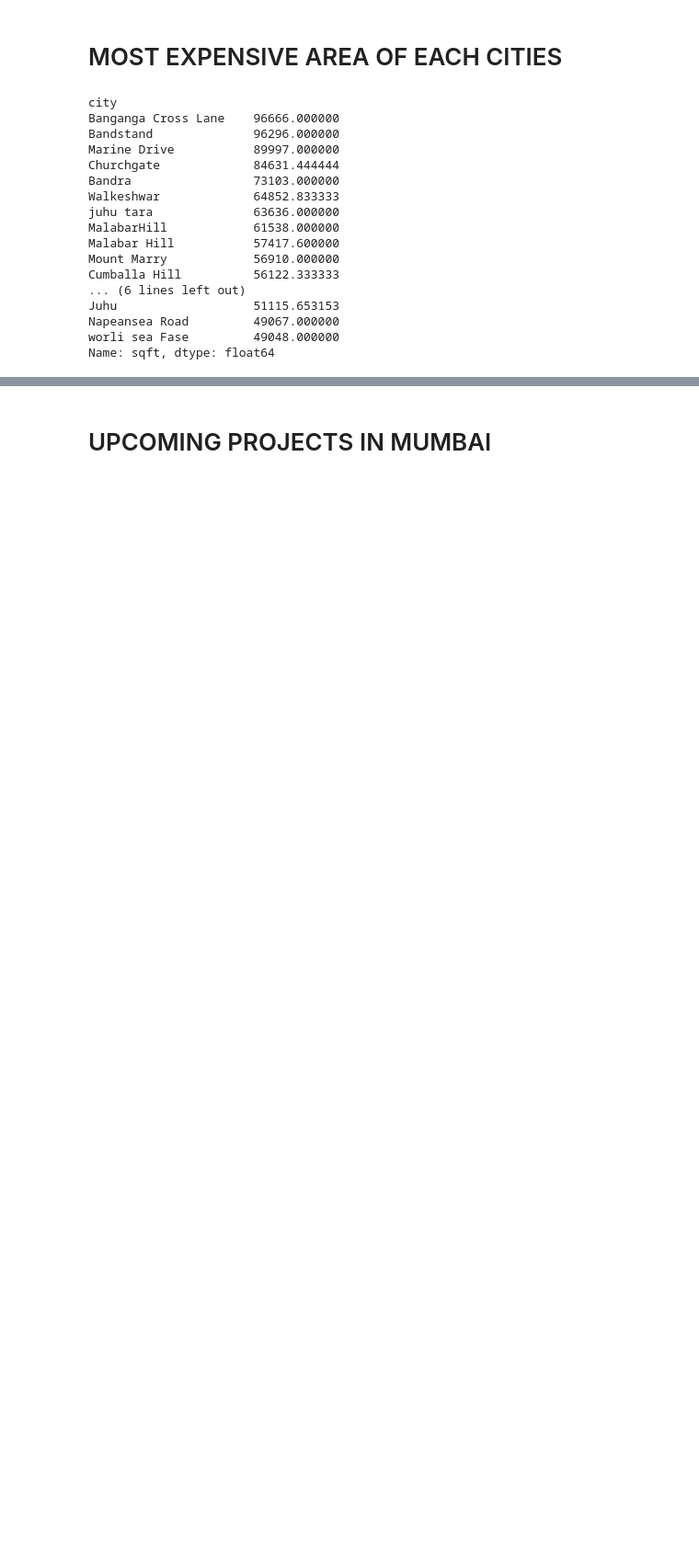
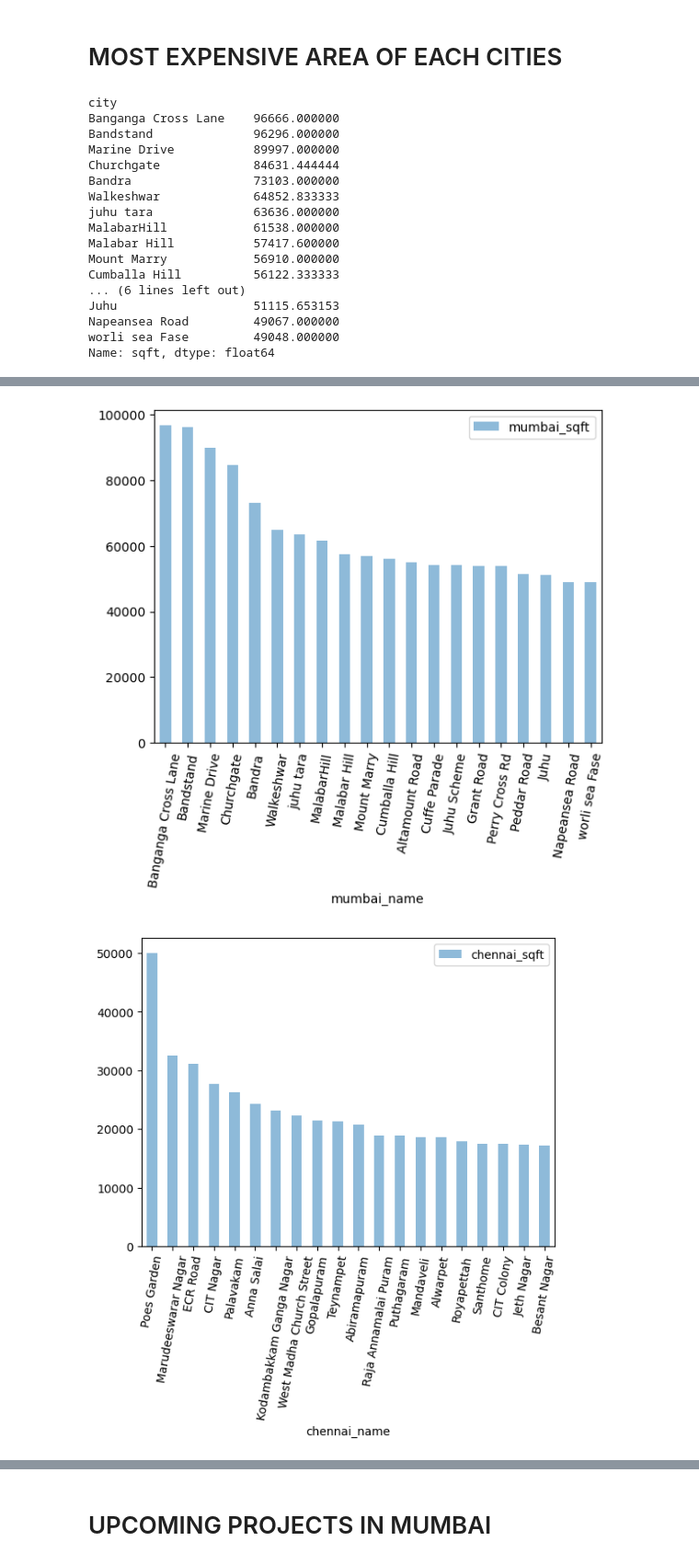
Before and after one commit to rishikeshwaghela/Python_ca2, a Jupyter notebook: final_ca2.ipynb, the cells around one changed output, grey strips where cells are left out. Shown at 92% size. Drawn from its saved outputs; the diff is of its cells as text; code cells hidden in the pictures; blank space fills up the shorter version.

```diff
--- a/final_ca2.ipynb
+++ b/final_ca2.ipynb
@@ -726,3 +726,13 @@ df_doc
 | 17 | Juhu | 51115 | CIT Colony | 17500 | Sundar Nagar | 60833 |
 | 18 | Napeansea Road | 49067 | Jeth Nagar | 17352 | Hauz Khas Enclave | 59301 |
 | 19 | worli sea Fase | 49048 | Besant Nagar | 17161 | West Punjabi Bagh | 58727 |
+# %%
+df_doc.plot(kind = "bar", x = "mumbai_name", y = "mumbai_sqft", alpha = 0.5 , rot = 80 )
+df_doc.plot(kind = "bar" , x = "chennai_name" , y = "chennai_sqft", alpha = 0.5 , rot = 80 )
+df_doc.plot(kind = "bar" , x = "delhi_name" , y = "delhi_sqft", alpha = 0.5 , rot = 80 )
+
+
+plt.show()
+# %% [output]
+[figure, added]
+[figure, added]
```
Also changed, not shown: parts of 16 cells of this notebook.
